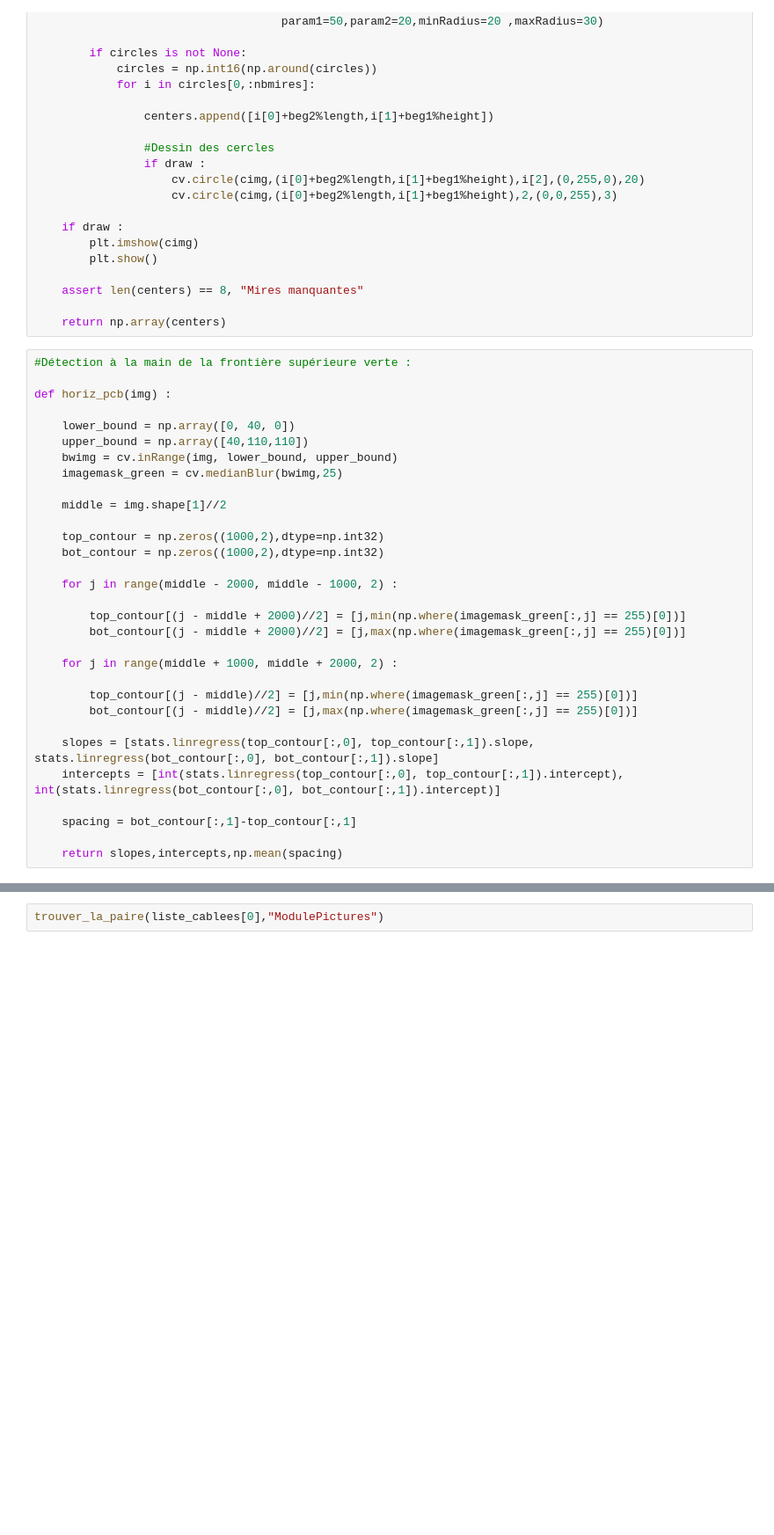
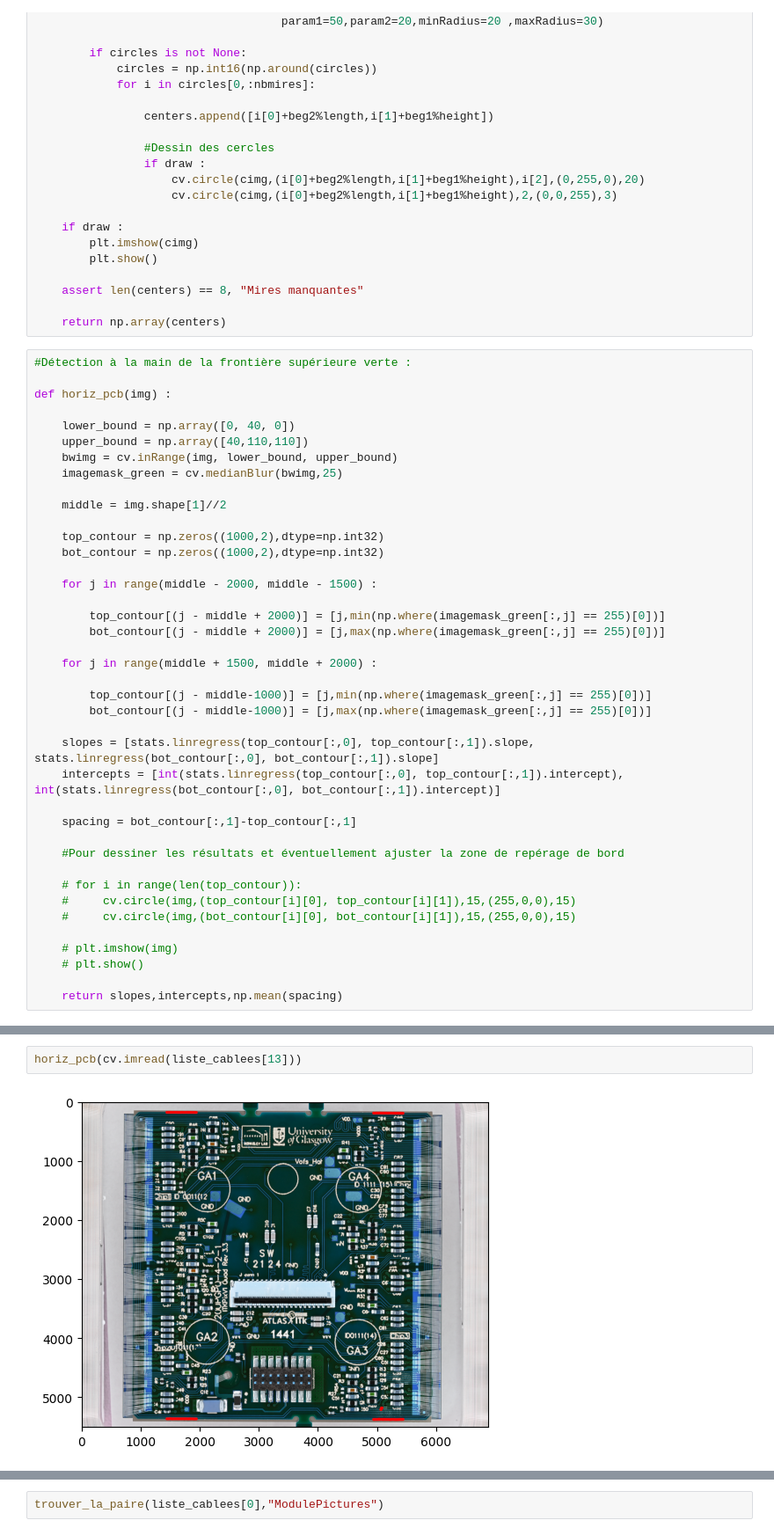
Before and after one commit to GabrielVandersippe/cern-cablage, a Jupyter notebook: gabriel.ipynb, the cells around one changed output, grey strips where cells are left out. Shown at 88% size. Saved outputs shown, nothing was run; the diff lists cells and outputs as text; blank space fills up the shorter version.

```diff
--- a/gabriel.ipynb
+++ b/gabriel.ipynb
@@ -86,19 +86,28 @@ def horiz_pcb(img) :
     top_contour = np.zeros((1000,2),dtype=np.int32)
     bot_contour = np.zeros((1000,2),dtype=np.int32)
 
-    for j in range(middle - 2000, middle - 1000, 2) :
+    for j in range(middle - 2000, middle - 1500) :
 
-        top_contour[(j - middle + 2000)//2] = [j,min(np.where(imagemask_green[:,j] == 255)[0])]
-        bot_contour[(j - middle + 2000)//2] = [j,max(np.where(imagemask_green[:,j] == 255)[0])]
+        top_contour[(j - middle + 2000)] = [j,min(np.where(imagemask_green[:,j] == 255)[0])]
+        bot_contour[(j - middle + 2000)] = [j,max(np.where(imagemask_green[:,j] == 255)[0])]
 
-    for j in range(middle + 1000, middle + 2000, 2) :
+    for j in range(middle + 1500, middle + 2000) :
 
-        top_contour[(j - middle)//2] = [j,min(np.where(imagemask_green[:,j] == 255)[0])]
-        bot_contour[(j - middle)//2] = [j,max(np.where(imagemask_green[:,j] == 255)[0])]
+        top_contour[(j - middle-1000)] = [j,min(np.where(imagemask_green[:,j] == 255)[0])]
+        bot_contour[(j - middle-1000)] = [j,max(np.where(imagemask_green[:,j] == 255)[0])]
 
     slopes = [stats.linregress(top_contour[:,0], top_contour[:,1]).slope, stats.linregress(bot_contour[:,0], bot_contour[:,1]).slope]
     intercepts = [int(stats.linregress(top_contour[:,0], top_contour[:,1]).intercept), int(stats.linregress(bot_contour[:,0], bot_contour[:,1]).intercept)]
 
     spacing = bot_contour[:,1]-top_contour[:,1]
 
+    #Pour dessiner les résultats et éventuellement ajuster la zone de repérage de bord
+
+    # for i in range(len(top_contour)):
+    #     cv.circle(img,(top_contour[i][0], top_contour[i][1]),15,(255,0,0),15)
+    #     cv.circle(img,(bot_contour[i][0], bot_contour[i][1]),15,(255,0,0),15)
+
+    # plt.imshow(img)
+    # plt.show()
+
     return slopes,intercepts,np.mean(spacing)
@@ -110,0 +114,4 @@ horiz_pcb(cv.imread(liste_cablees[1]))
+# %%
+horiz_pcb(cv.imread(liste_cablees[13]))
+# %% [output]
+[figure, added]
```
Also changed, not shown: parts of 8 cells of this notebook, 1 other file.
